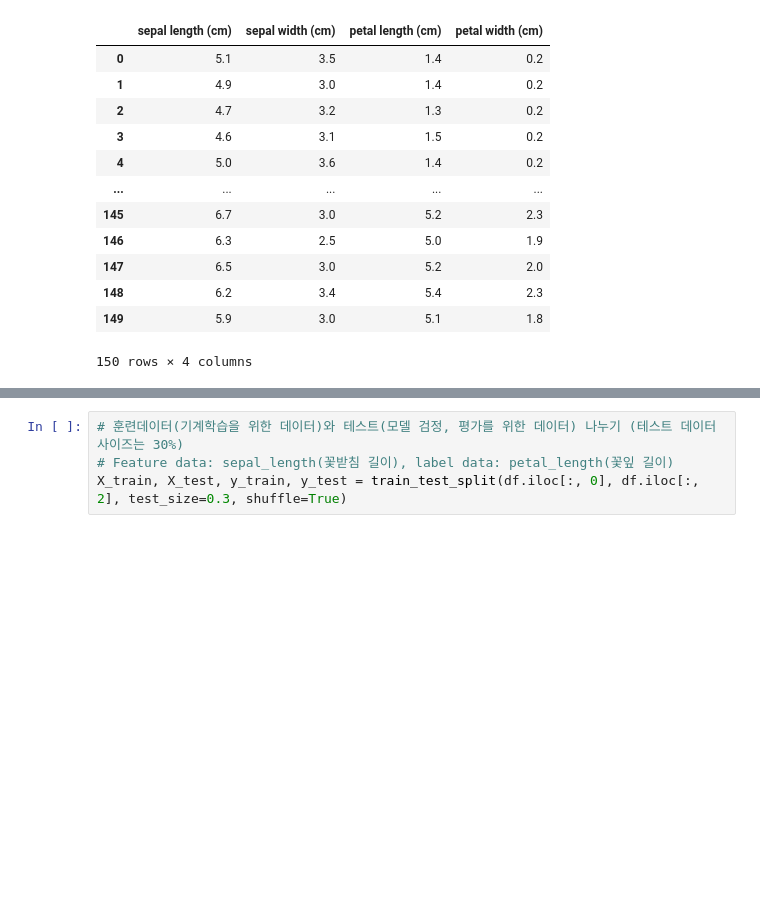
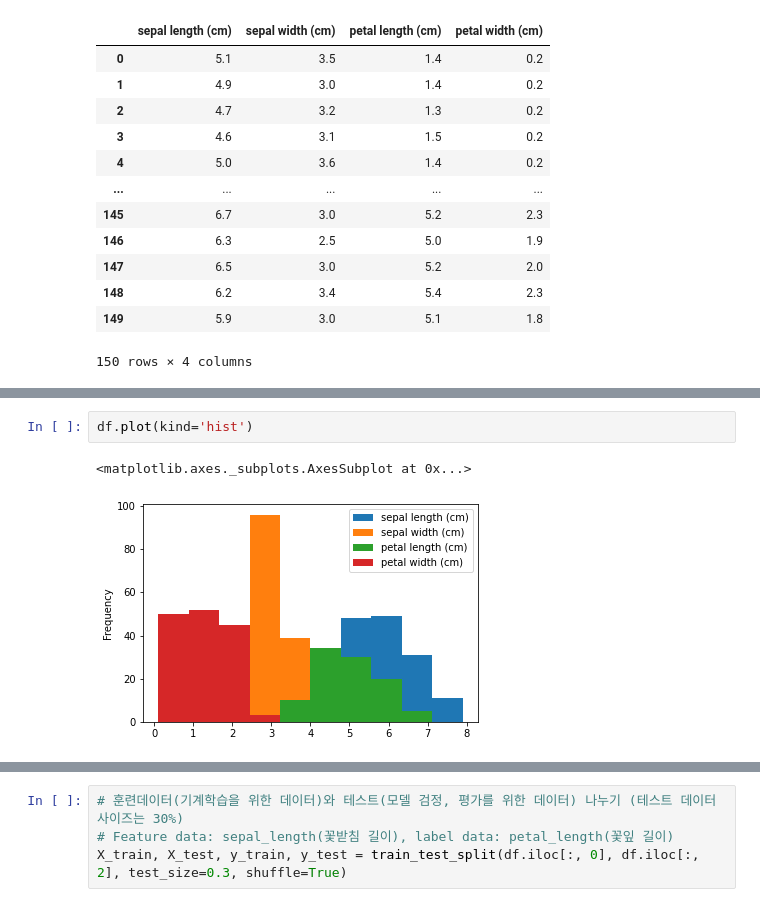
Before and after one commit to higodsky/aicoding, a Jupyter notebook: AI코딩실습.ipynb, the cells around one changed output, grey strips where cells are left out. Cells and saved outputs as stored; diff of their text form; blank space fills up the shorter version.

```diff
--- a/AI코딩실습.ipynb
+++ b/AI코딩실습.ipynb
@@ -36,0 +59,5 @@ df
+# %%
+df.plot(kind='hist')
+# %% [output]
+<matplotlib.axes._subplots.AxesSubplot at 0x...>
+[figure, added]
```
Also changed, not shown: parts of 3 cells of this notebook.
